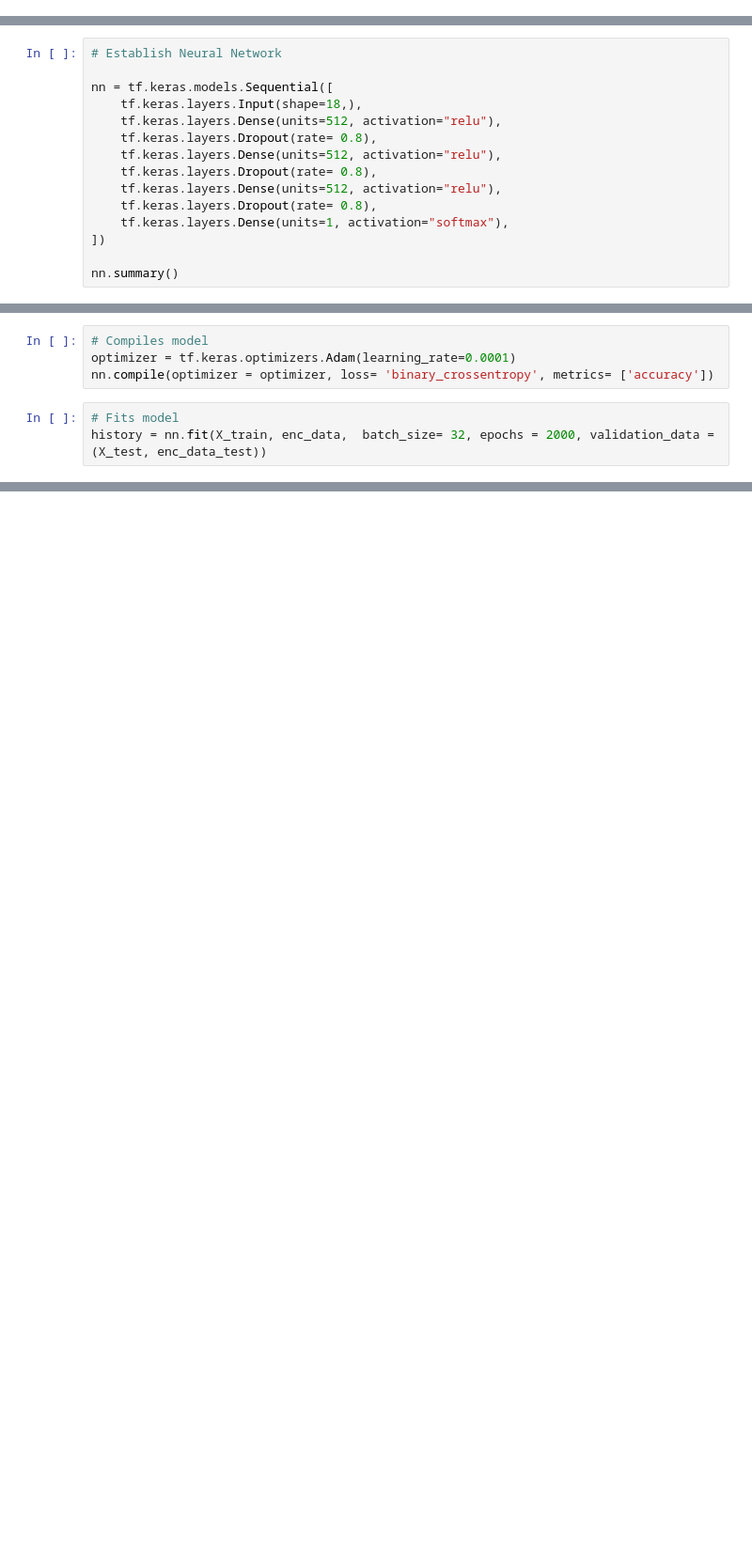
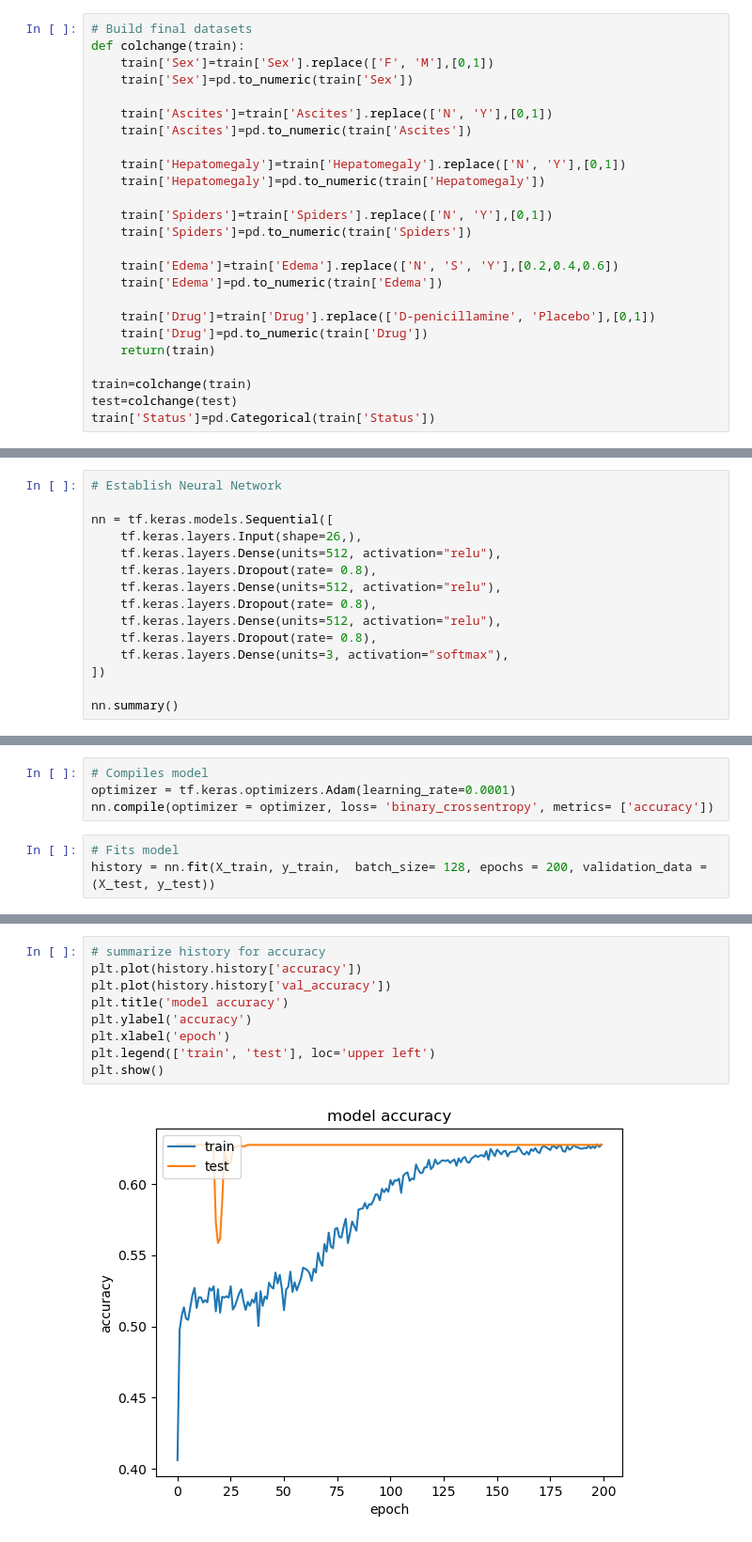
Before and after one commit to DevinFerko/CirrhosisOutcomes, a Jupyter notebook: CirrhosisOutcomes.ipynb, the cells around one changed output, grey strips where cells are left out. Shown at 94% size. Drawn from its saved outputs; the diff is of its cells as text; blank space fills up the shorter version.

```diff
--- a/CirrhosisOutcomes.ipynb
+++ b/CirrhosisOutcomes.ipynb
@@ -115,6 +116,31 @@ Prothrombin      float64
 Stage            float64
 Status            object
 dtype: object
+# %%
+# Build final datasets
+def colchange(train):
+    train['Sex']=train['Sex'].replace(['F', 'M'],[0,1])
+    train['Sex']=pd.to_numeric(train['Sex'])
+
+    train['Ascites']=train['Ascites'].replace(['N', 'Y'],[0,1])
+    train['Ascites']=pd.to_numeric(train['Ascites'])
+
+    train['Hepatomegaly']=train['Hepatomegaly'].replace(['N', 'Y'],[0,1])
+    train['Hepatomegaly']=pd.to_numeric(train['Hepatomegaly'])
+
+    train['Spiders']=train['Spiders'].replace(['N', 'Y'],[0,1])
+    train['Spiders']=pd.to_numeric(train['Spiders'])
+
+    train['Edema']=train['Edema'].replace(['N', 'S', 'Y'],[0.2,0.4,0.6])
+    train['Edema']=pd.to_numeric(train['Edema'])
+
+    train['Drug']=train['Drug'].replace(['D-penicillamine', 'Placebo'],[0,1])
+    train['Drug']=pd.to_numeric(train['Drug'])
+    return(train)
+
+train=colchange(train)
+test=colchange(test)
+train['Status']=pd.Categorical(train['Status'])
 # %%
 #Create Test and train form train dataset
 X = train.drop(columns=['Status'])
@@ -162,14 +151,14 @@ enc_data_test = pd.DataFrame(enc.fit_transform(y_test[['Status']]).toarray())
 # Establish Neural Network
 
 nn = tf.keras.models.Sequential([
-    tf.keras.layers.Input(shape=18,),
+    tf.keras.layers.Input(shape=26,),
     tf.keras.layers.Dense(units=512, activation="relu"),
     tf.keras.layers.Dropout(rate= 0.8),
     tf.keras.layers.Dense(units=512, activation="relu"),
     tf.keras.layers.Dropout(rate= 0.8),
     tf.keras.layers.Dense(units=512, activation="relu"),
     tf.keras.layers.Dropout(rate= 0.8),
-    tf.keras.layers.Dense(units=1, activation="softmax"),
+    tf.keras.layers.Dense(units=3, activation="softmax"),
 ])
 
 nn.summary()
@@ -197,5 +186,5 @@ optimizer = tf.keras.optimizers.Adam(learning_rate=0.0001)
 nn.compile(optimizer = optimizer, loss= 'binary_crossentropy', metrics= ['accuracy'])
 # %%
 # Fits model
-history = nn.fit(X_train, enc_data,  batch_size= 32, epochs = 2000, validation_data = (X_test, enc_data_test))
+history = nn.fit(X_train, y_train,  batch_size= 128, epochs = 200, validation_data = (X_test, y_test))
 # %% [output]
@@ -217,0 +201,11 @@ dense_7 (None, 512) float32
+# %%
+# summarize history for accuracy
+plt.plot(history.history['accuracy'])
+plt.plot(history.history['val_accuracy'])
+plt.title('model accuracy')
+plt.ylabel('accuracy')
+plt.xlabel('epoch')
+plt.legend(['train', 'test'], loc='upper left')
+plt.show()
+# %% [output]
+[figure, added]
```
Also changed, not shown: parts of 10 cells of this notebook.
